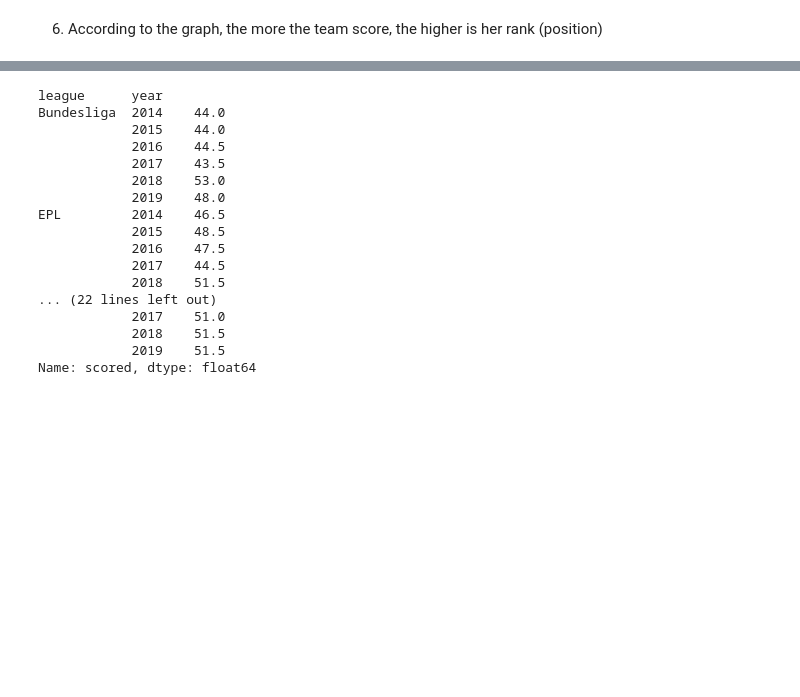
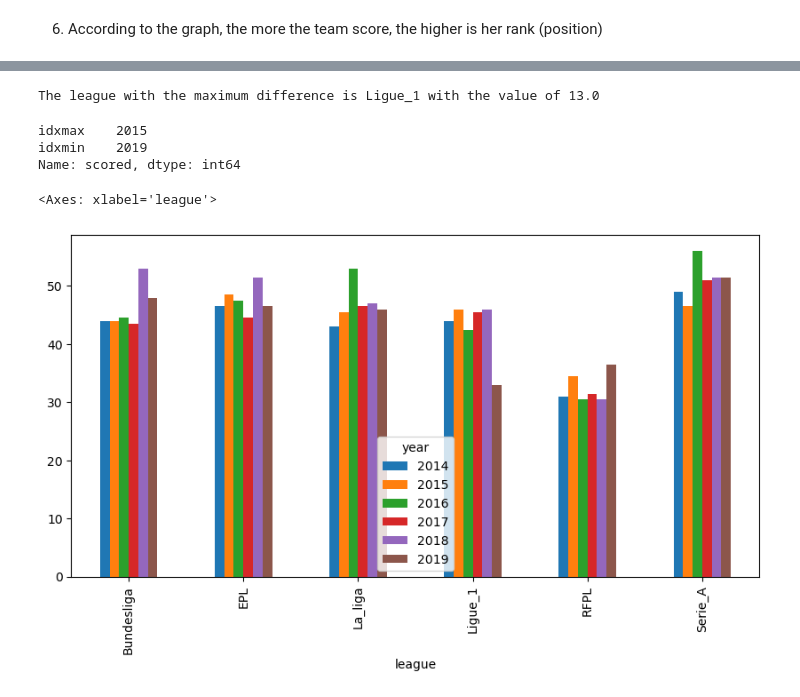
Before and after one commit to Ronco1998/HW1_Introduction-Data-Analysis, a Jupyter notebook: 345935878_206134967_HW1.ipynb, the cells around one changed output, grey strips where cells are left out. Drawn from its saved outputs; the diff is of its cells as text; code cells hidden in the pictures; blank space fills up the shorter version.

```diff
--- a/345935878_206134967_HW1.ipynb
+++ b/345935878_206134967_HW1.ipynb
@@ -145,21 +145,20 @@ Name: scored, Length: 684, dtype: float64
-# %%
-league_gb = league_df.groupby(['league', 'year'])['scored'].median()
-print(league_gb)
-# %% [output]
-league      year
-Bundesliga  2014    44.0
-            2015    44.0
-            2016    44.5
-            2017    43.5
-            2018    53.0
-            2019    48.0
-EPL         2014    46.5
-            2015    48.5
-            2016    47.5
-            2017    44.5
-            2018    51.5
-... (22 lines left out)
-            2017    51.0
-            2018    51.5
-            2019    51.5
-Name: scored, dtype: float64
+# %%
+league_gb = league_df.groupby(['league', 'year'])['scored'].median()
+
+#the difference between the maximum and minimum of median of scored goals for each league in each year
+min_max = league_gb.unstack().apply(lambda x: x.max() - x.min(), axis=1)
+# the league with the maximum difference and the name of the league
+print("The league with the maximum difference is", min_max.idxmax(), "with the value of", min_max.max(), "\n")
+
+# show the min and max of median of scored goals for ligue_1 in what yaer
+display(league_gb.loc['Ligue_1'].agg(['idxmax', 'idxmin']))
+
+# bar plot of the median of scored goals for each league in each year
+league_gb.unstack().plot(kind='bar', figsize=(10, 5))
+# %% [output]
+The league with the maximum difference is Ligue_1 with the value of 13.0
+idxmax    2015
+idxmin    2019
+Name: scored, dtype: int64
+<Axes: xlabel='league'>
+[figure, added]
```
Also changed, not shown: parts of 2 cells of this notebook.
